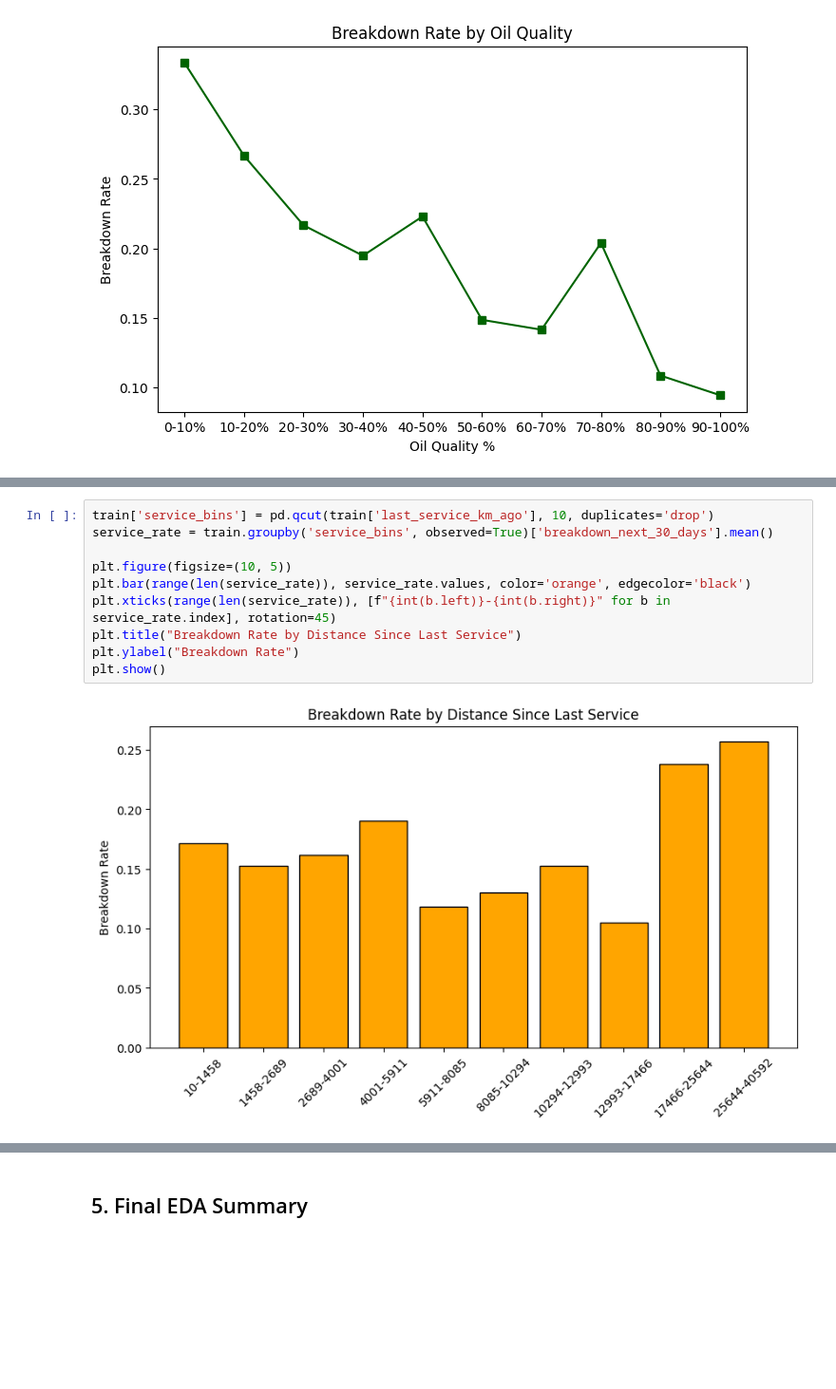
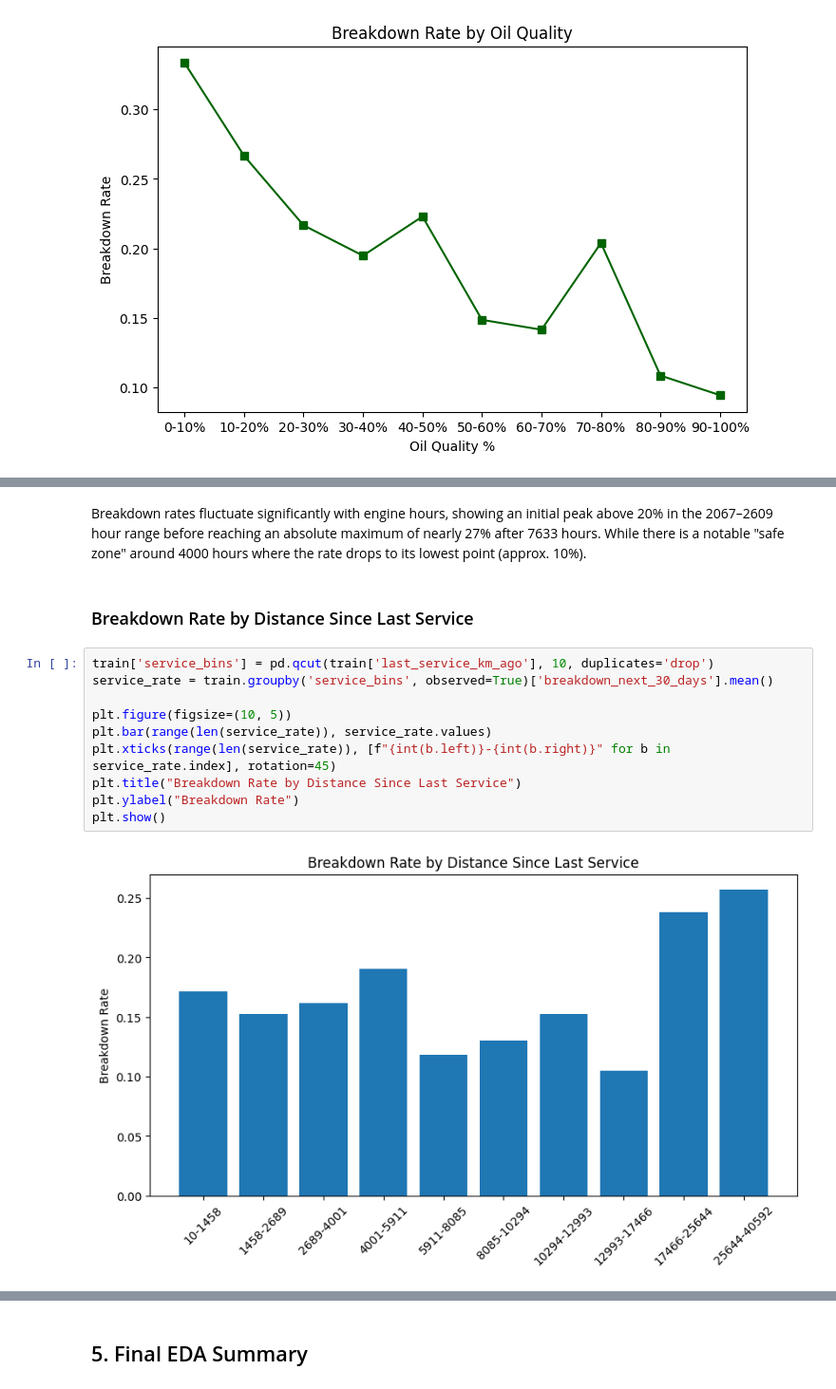
Before and after one commit to IlliaKrivoruchko/Car_Breakdown, a Jupyter notebook: Car_Breakdown_Team7.ipynb, the cells around one changed output, grey strips where cells are left out. Shown at 95% size. Drawn from its saved outputs; the diff is of its cells as text; blank space fills up the shorter version.

```diff
--- a/Car_Breakdown_Team7.ipynb
+++ b/Car_Breakdown_Team7.ipynb
@@ -272,12 +284,16 @@ plt.show()
+# %% [markdown]
+Breakdown rates fluctuate significantly with engine hours, showing an initial peak above 20% in the 2067–2609 hour range before reaching an absolute maximum of nearly 27% after 7633 hours. While there is a notable "safe zone" around 4000 hours where the rate drops to its lowest point (approx. 10%).
+# %% [markdown]
+### Breakdown Rate by Distance Since Last Service
 # %%
 train['service_bins'] = pd.qcut(train['last_service_km_ago'], 10, duplicates='drop')
 service_rate = train.groupby('service_bins', observed=True)['breakdown_next_30_days'].mean()
 
 plt.figure(figsize=(10, 5))
-plt.bar(range(len(service_rate)), service_rate.values, color='orange', edgecolor='black')
+plt.bar(range(len(service_rate)), service_rate.values)
 plt.xticks(range(len(service_rate)), [f"{int(b.left)}-{int(b.right)}" for b in service_rate.index], rotation=45)
 plt.title("Breakdown Rate by Distance Since Last Service")
 plt.ylabel("Breakdown Rate")
 plt.show()
 # %% [output]
-[figure, old version]
+[figure, new version]
```
Also changed, not shown: parts of 23 cells of this notebook, 1 other file.
